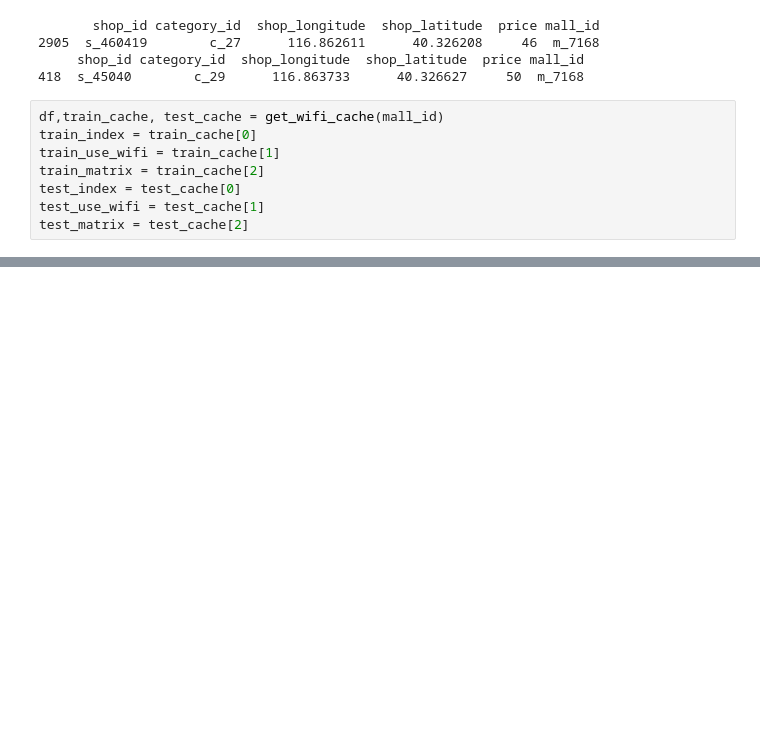
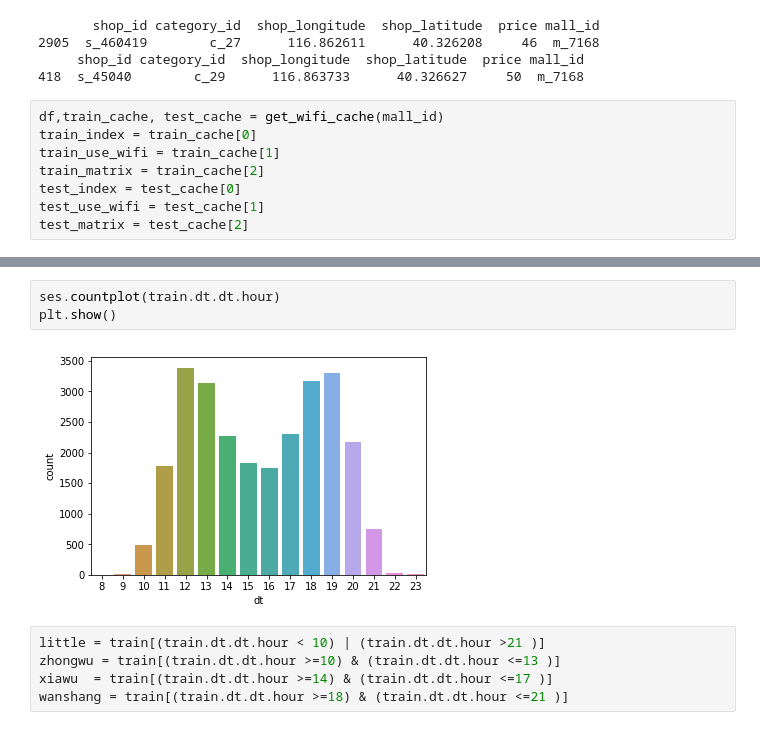
Before and after one commit to lvjianjian/ccf_mayi_2017, a Jupyter notebook: notebook/m_7168.ipynb, the cells around one changed output, grey strips where cells are left out. Saved outputs shown, nothing was run; the diff lists cells and outputs as text; blank space fills up the shorter version.

```diff
--- a/notebook/m_7168.ipynb
+++ b/notebook/m_7168.ipynb
@@ -192,0 +131,10 @@ array([[ 0.02580212],
+# %%
+ses.countplot(train.dt.dt.hour)
+plt.show()
+# %% [output]
+[figure, added]
+# %%
+little = train[(train.dt.dt.hour < 10) | (train.dt.dt.hour >21 )]
+zhongwu = train[(train.dt.dt.hour >=10) & (train.dt.dt.hour <=13 )]
+xiawu  = train[(train.dt.dt.hour >=14) & (train.dt.dt.hour <=17 )]
+wanshang = train[(train.dt.dt.hour >=18) & (train.dt.dt.hour <=21 )]
```
Also changed, not shown: parts of 32 cells of this notebook, 8 other files.
